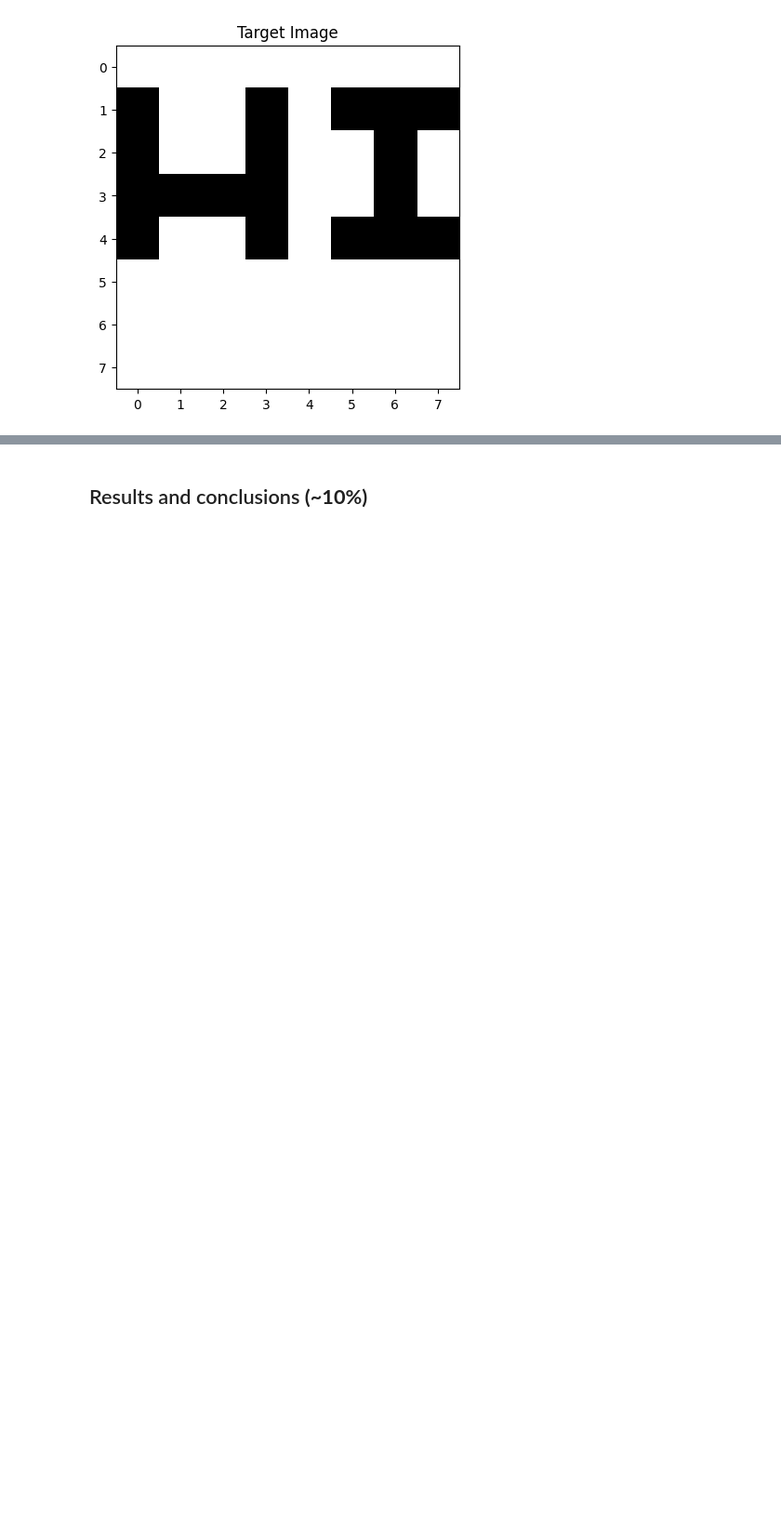
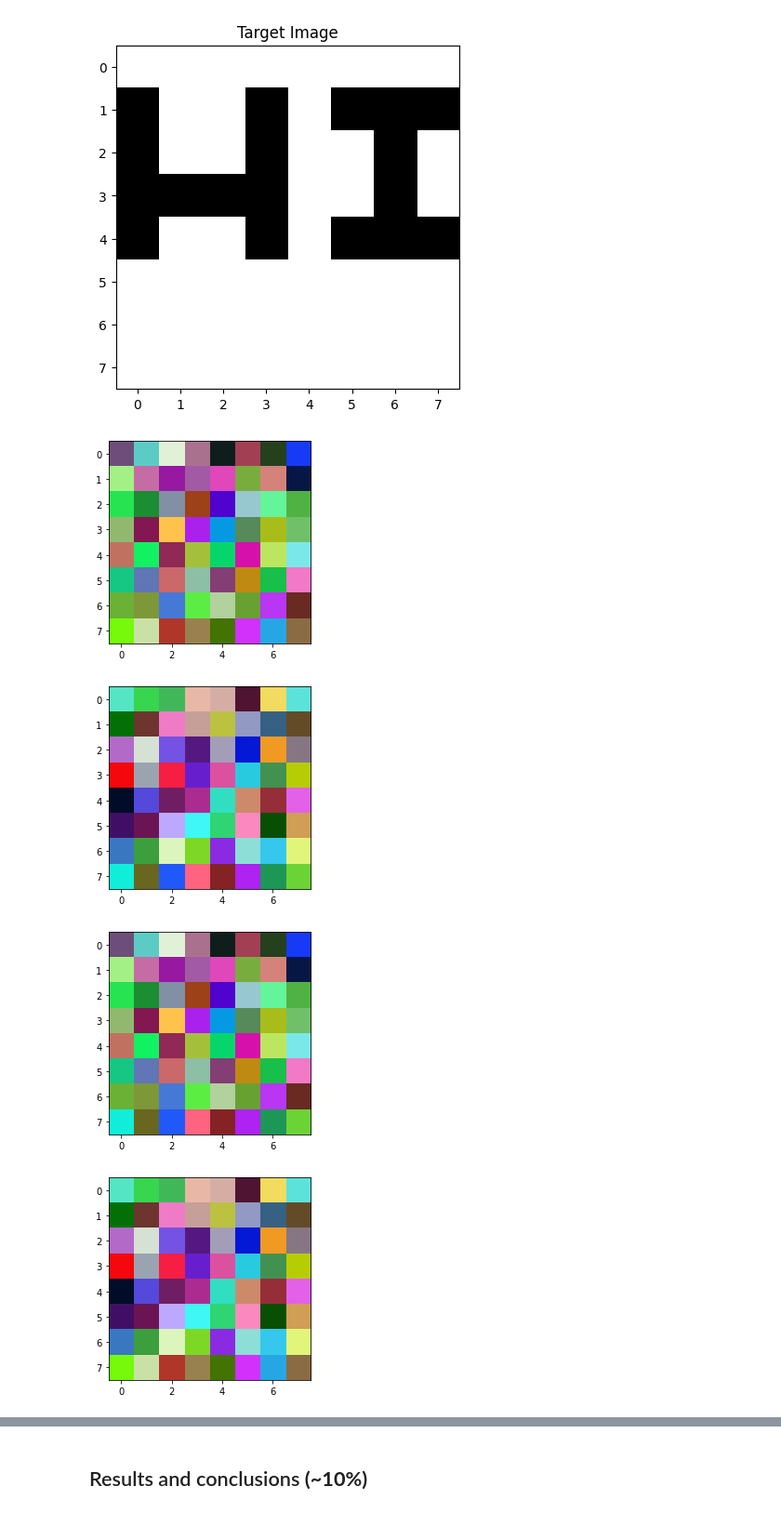
Before and after one commit to D-Elbel/AI_Genetic_Algorithm_CA, a Jupyter notebook: DarraghElbel_AI_CA_1.ipynb, the cells around one changed output, grey strips where cells are left out. Shown at 93% size. Saved outputs shown, nothing was run; the diff lists cells and outputs as text; code cells hidden in the pictures; blank space fills up the shorter version.

```diff
--- a/DarraghElbel_AI_CA_1.ipynb
+++ b/DarraghElbel_AI_CA_1.ipynb
@@ -111,7 +91,6 @@ For my mutation function I am iterating over each pixel in the image, and if a r
 # Code for individual class in here
 
 def clamp(value, min_value, max_value):
-    """Ensure 'value' falls within the range [min_value, max_value]."""
     return max(min_value, min(value, max_value))
 class individual:
     chromosome = None
@@ -140,14 +119,14 @@ class individual:
 
 
     def crossover(self,parent2):
+        crossover_point = np.random.randint(0, len(self.chromosome))
 
-        mid_point = len(self.chromosome) // 2
         # Create child images by swapping halves
         child1 = deepcopy(self)
-        child1.chromosome[mid_point:] = parent2.chromosome[mid_point:]
+        child1.chromosome[crossover_point:] = parent2.chromosome[crossover_point:]
 
         child2 = deepcopy(parent2)
-        child2.chromosome[mid_point:] = self.chromosome[mid_point:]
+        child2.chromosome[crossover_point:] = self.chromosome[crossover_point:]
 
         return child1, child2
 # %% [markdown]
@@ -301,0 +287,20 @@ plt.show()
+# %%
+import matplotlib.pyplot as plt
+ind2 = individual(problem())
+ind3 = individual(problem())
+#plt.imshow(ind2.chromosome)
+plt.imshow(ind2.chromosome)
+plt.show()
+plt.imshow(ind3.chromosome)
+plt.show()
+
+ind4, ind5 = ind2.crossover(ind3)
+plt.imshow(ind4.chromosome)
+plt.show()
+plt.imshow(ind5.chromosome)
+plt.show()
+# %% [output]
+[figure, added]
+[figure, added]
+[figure, added]
+[figure, added]
```
Also changed, not shown: parts of 8 cells of this notebook.
